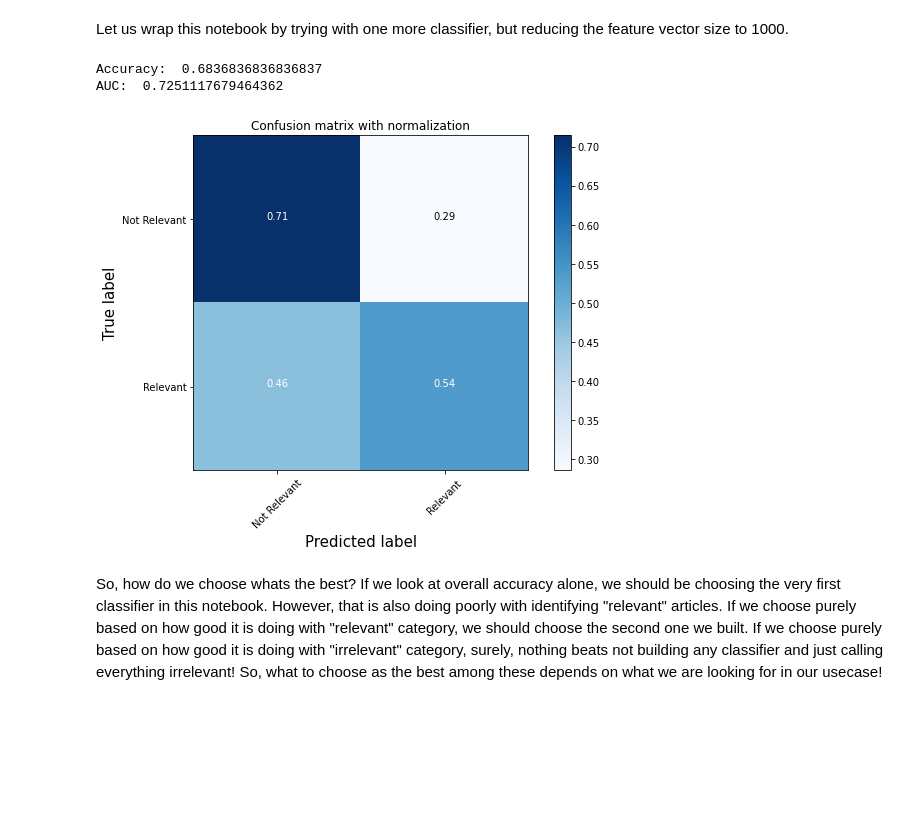
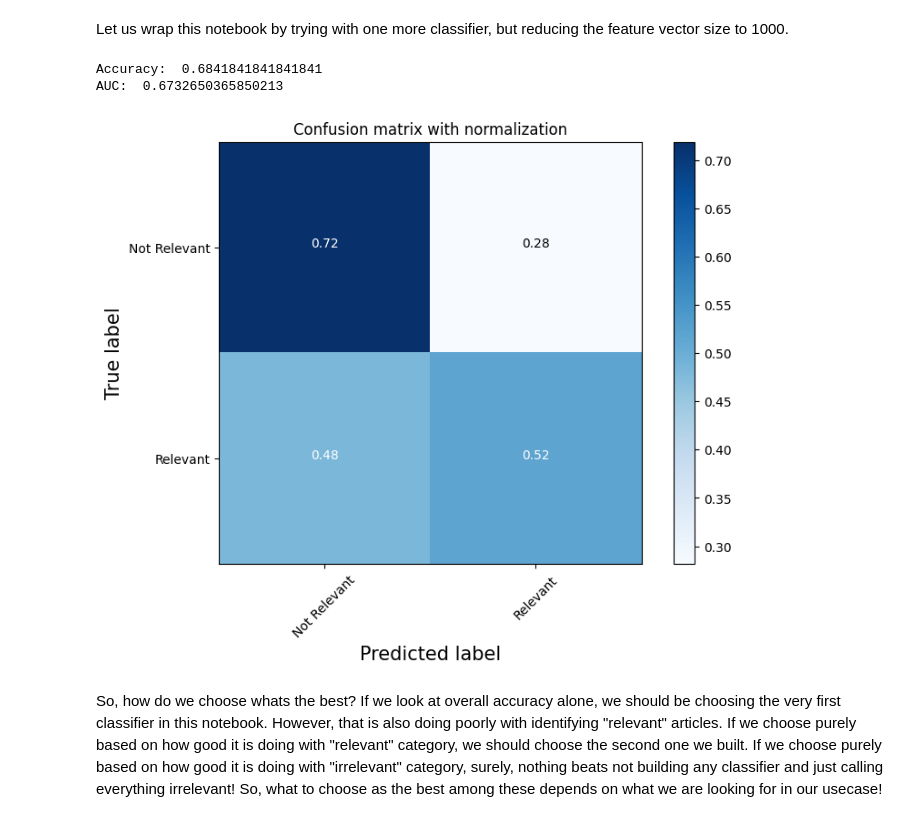
Before and after one commit to practical-nlp/practical-nlp-code, a Jupyter notebook: Ch4/01_OnePipeline_ManyClassifiers.ipynb, the cells around one changed output. Saved outputs shown, nothing was run; the diff lists cells and outputs as text; code cells hidden in the pictures; blank space fills up the shorter version.

Commit message:
Updated Ch4/01_OnePipeline_ManyClassifiers.ipynb by removing errors and updating libraries

```diff
--- a/Ch4/01_OnePipeline_ManyClassifiers.ipynb
+++ b/Ch4/01_OnePipeline_ManyClassifiers.ipynb
@@ -132,7 +117,7 @@ our_data.shape
 # %% [markdown]
 Typical steps involve tokenization, lower casing, removing, stop words, punctuation markers etc, and vectorization. Other processes such as stemming/lemmatization can also be performed. Here, we are performing the following steps: removing br tags, punctuation, numbers, and stopwords. While we are using sklearn's list of stopwords, there are several other stop word lists (e.g., from NLTK) or sometimes, custom stopword lists are needed depending on the task.
 # %%
-stopwords = stop_words.ENGLISH_STOP_WORDS
+stopwords = _stop_words.ENGLISH_STOP_WORDS
 def clean(doc): # doc is a string of text
     doc = doc.replace("</br>", " ") # This text contains a lot of <br/> tags.
     doc = "".join([char for char in doc if char not in string.punctuation and not char.isdigit()])
@@ -288,26 +274,37 @@ Let us wrap this notebook by trying with one more classifier, but reducing the f
 # %%
 from sklearn.svm import LinearSVC
 
 vect = CountVectorizer(preprocessor=clean, max_features=1000) # Step-1
 X_train_dtm = vect.fit_transform(X_train) # combined step 2 and 3
 X_test_dtm = vect.transform(X_test)
 
-classifier = LinearSVC(class_weight='balanced') # instantiate a logistic regression model
+classifier = LinearSVC(class_weight='balanced') # instantiate a Linear Support Vector Machine model
 classifier.fit(X_train_dtm, y_train) # fit the model with training data
 
 # Make predictions on test data
 y_pred_class = classifier.predict(X_test_dtm)
+
+# Like other Sklearn models, LinearSVC doesn't have implement .predict_proba, but we can get the same results
+#   by using .decision_function (predicts the confidence scores) and then applying softmax on the output
+
+# Softmax Function
+def softmax(x):
+    e_x = np.exp(x - np.max(x))
+    return e_x / e_x.sum(axis=0)
+
+y_prob_intermediate = classifier.decision_function(X_test_dtm) ## Predicts the Confidence Scores
+y_pred_prob = softmax(y_prob_intermediate)
 
 # calculate evaluation measures:
 print("Accuracy: ", accuracy_score(y_test, y_pred_class))
 print("AUC: ", roc_auc_score(y_test, y_pred_prob))
 cnf_matrix = confusion_matrix(y_test, y_pred_class)
 plt.figure(figsize=(8,6))
 plot_confusion_matrix(cnf_matrix, classes=['Not Relevant','Relevant'],normalize=True,
                       title='Confusion matrix with normalization')
 # %% [output]
-Accuracy:  0.6836836836836837
-AUC:  0.7251117679464362
+Accuracy:  0.6841841841841841
+AUC:  0.6732650365850213
-[figure, old version]
+[figure, new version]
 # %% [markdown]
 So, how do we choose whats the best? If we look at overall accuracy alone, we should be choosing the very first classifier in this notebook. However, that is also doing poorly with identifying "relevant" articles. If we choose purely based on how good it is doing with "relevant" category, we should choose the second one we built. If we choose purely based on how good it is doing with "irrelevant" category, surely, nothing beats not building any classifier and just calling everything irrelevant! So, what to choose as the best among these depends on what we are looking for in our usecase!
```
Also changed, not shown: parts of 8 cells of this notebook.
